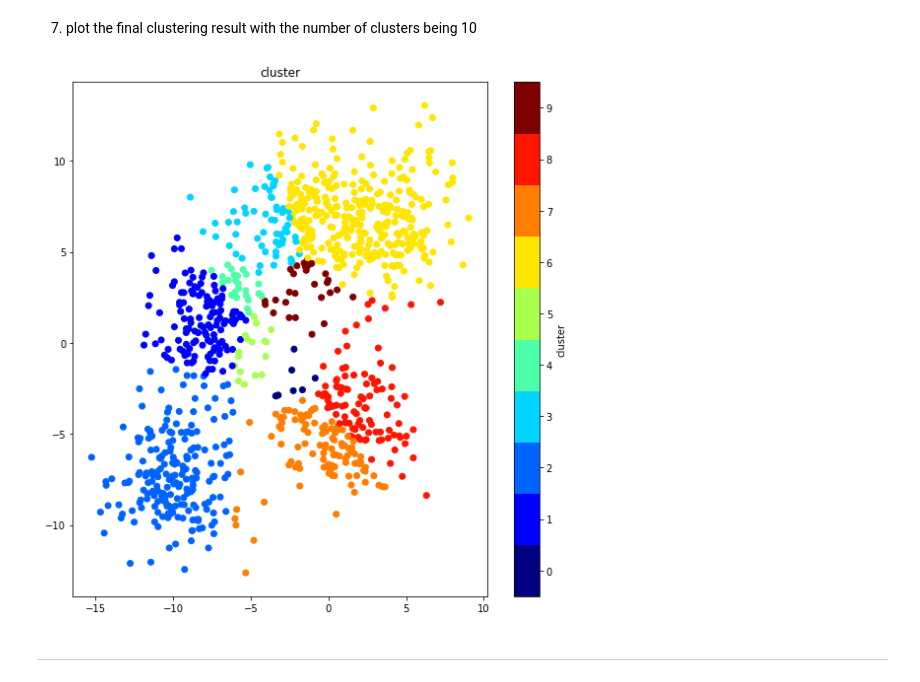
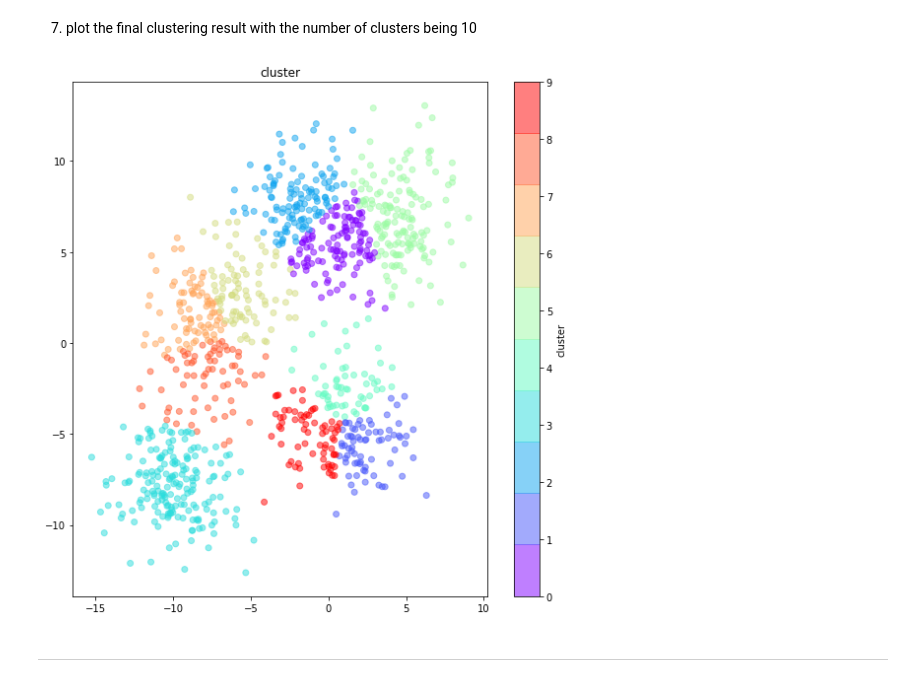
Before and after one commit to chan0139/assignment-machine-learning, a Jupyter notebook: 11/assignment_11.ipynb, the cells around one changed output. Drawn from its saved outputs; the diff is of its cells as text; code cells hidden in the pictures.

Commit message:
update plot the results func

```diff
--- a/11/assignment_11.ipynb
+++ b/11/assignment_11.ipynb
@@ -56,28 +56,3 @@ def compute_distance(feature, center):
 ## compute centroid
 ### feature : $n \times m$, label_feature : $n \times 1$, value_label : $1 \times 1$, centroid : $1 \times m$
 ### $n$ : number of data, $m$ : number of features
-# %%
-label_feature = np.zeros(number_data)         #cluster label intialize
-
-for i in range(len(label_feature)):
-    label_feature[i] = np.random.randint(0,5) # cluster 0 ~ 4
-# %%
-num_check = 0
-index_storage = []
-for i in range(number_data):
-    if label_feature_2[i] == 7:
-        num_check += 1
-        index_storage.append(i)
-
-cluster_feature = np.zeros(shape=(num_check, number_feature))
-for i in range(num_check):
-    cluster_feature[i][0] = feature[index_storage[i]][0]
-    cluster_feature[i][1] = feature[index_storage[i]][1]
-
-if num_check == 0:
-        centroids[0] = 999999
-        centroids[1] = 999999
-        loss = 0
-else:
-    centroids = np.mean(cluster_feature, axis = 0)
-    ss = sum(compute_distance(cluster_feature, centroid[7]))*(1/num_check)
@@ -253,6 +211,6 @@ plot_centroid(centroid_iteration, 5)
 # %%
-def plot_cluster(feature, label_feature):
-    color_num = 5
+def plot_cluster(feature, label_feature, number_cluster):
+    color_num = number_cluster
     plt.figure(figsize=(8,8))   # USE THIS VALUE for the size of the figure
     plt.title('cluster')
     plt.scatter(x,y, c = label_feature, cmap = plt.cm.get_cmap('rainbow', color_num), alpha = 0.5)
@@ -321,8 +275,8 @@ plot_centroid(centroid_iteration)
 # %% [markdown]
 7. plot the final clustering result with the number of clusters being 10
 # %%
-plot_cluster(feature, label_feature, label_cluster)
+plot_cluster(feature, label_feature_2, number_cluster_2)
 # %% [output]
-[figure, old version]
+[figure, new version]
 # %% [markdown]
 ***
```
Also changed, not shown: parts of 13 cells of this notebook.
